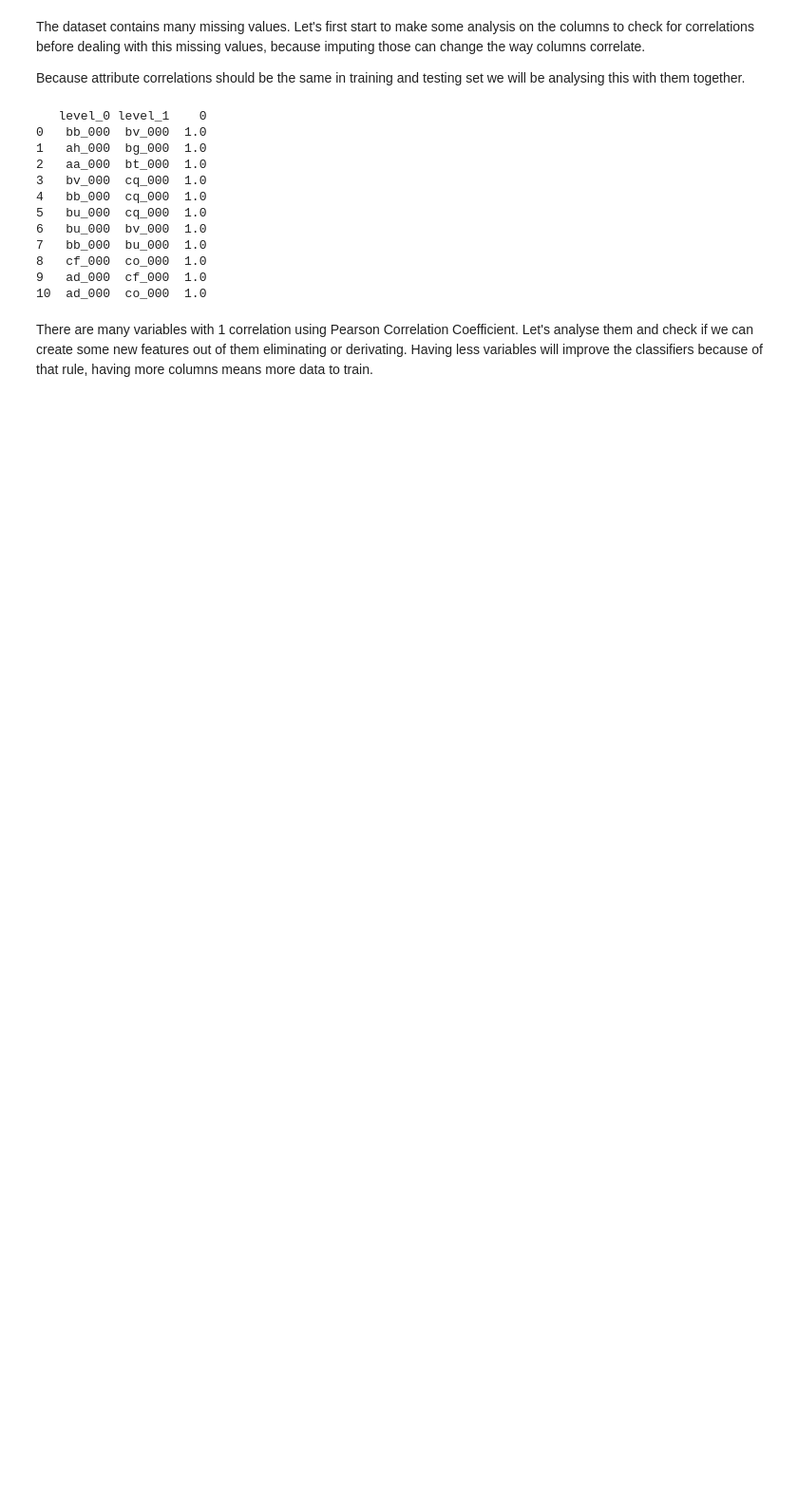
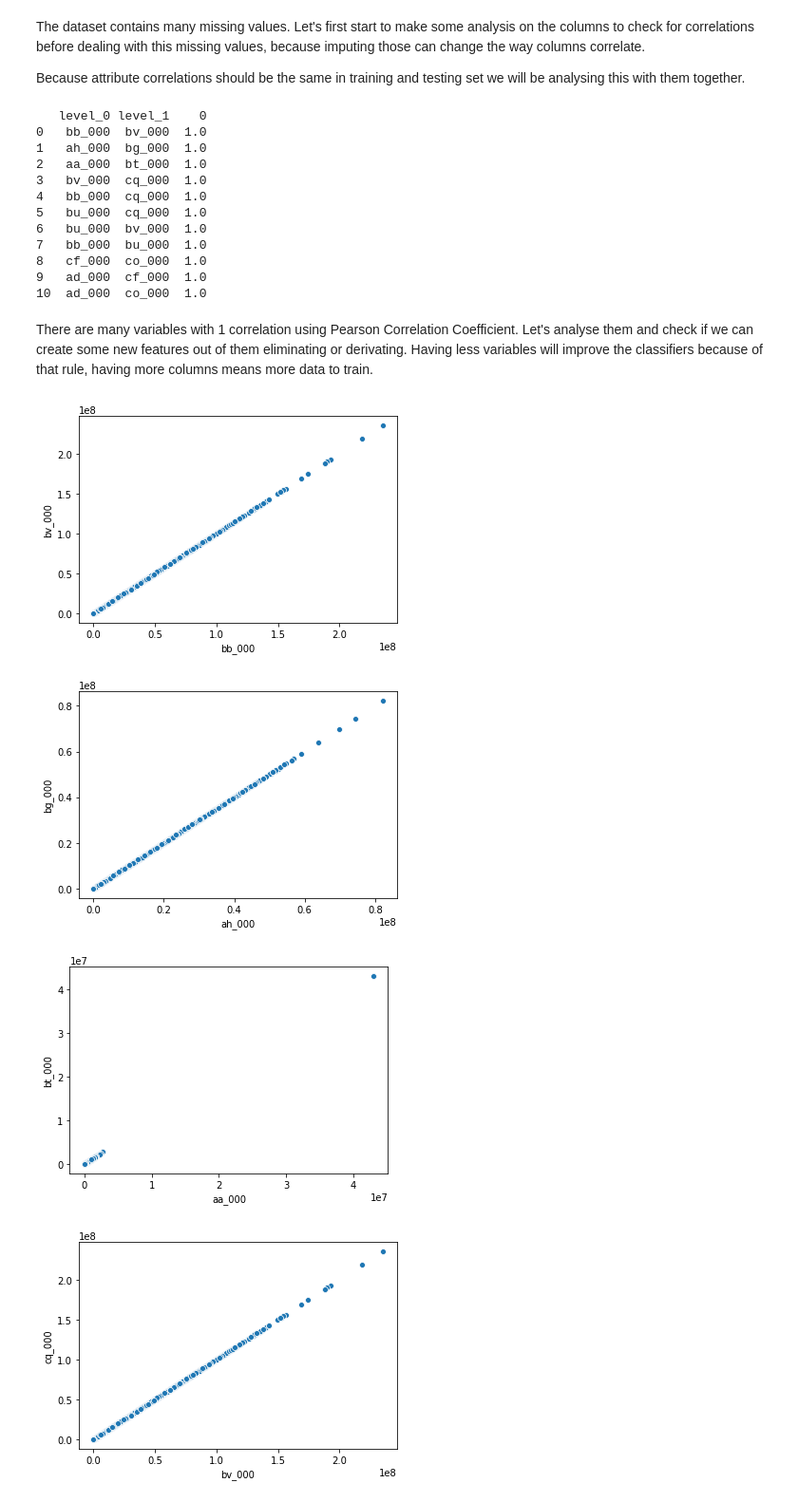
Before and after one commit to waque/CD, a Jupyter notebook: proj/APS_Failure_and_Operational_Data_for_Scania_Trucks/baseline.ipynb, the cells around one changed output. Shown at 95% size. Saved outputs shown, nothing was run; the diff lists cells and outputs as text; code cells hidden in the pictures; blank space fills up the shorter version.

```diff
--- a/proj/APS_Failure_and_Operational_Data_for_Scania_Trucks/baseline.ipynb
+++ b/proj/APS_Failure_and_Operational_Data_for_Scania_Trucks/baseline.ipynb
@@ -84,3 +87,12 @@ print(correlated_features)
 10  ad_000  co_000  1.0
 # %% [markdown]
 There are many variables with 1 correlation using Pearson Correlation Coefficient. Let's analyse them and check if we can create some new features out of them eliminating or derivating. Having less variables will improve the classifiers because of that rule, having more columns means more data to train.
+# %%
+for index, corr in correlated_features.iterrows():
+    sns.scatterplot(x=aps[corr['level_0']], y=aps[corr['level_1']], data=aps)
+    plt.show()
+# %% [output]
+[figure, added]
+[figure, added]
+[figure, added]
+[figure, added]
```
Also changed, not shown: parts of 4 cells of this notebook.
